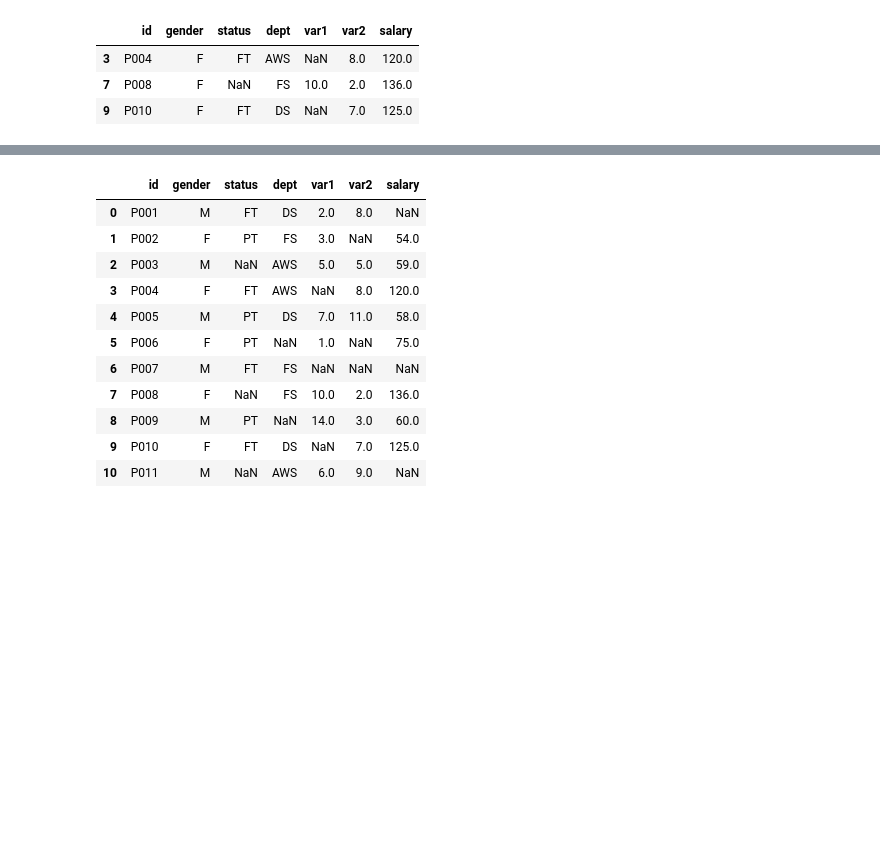
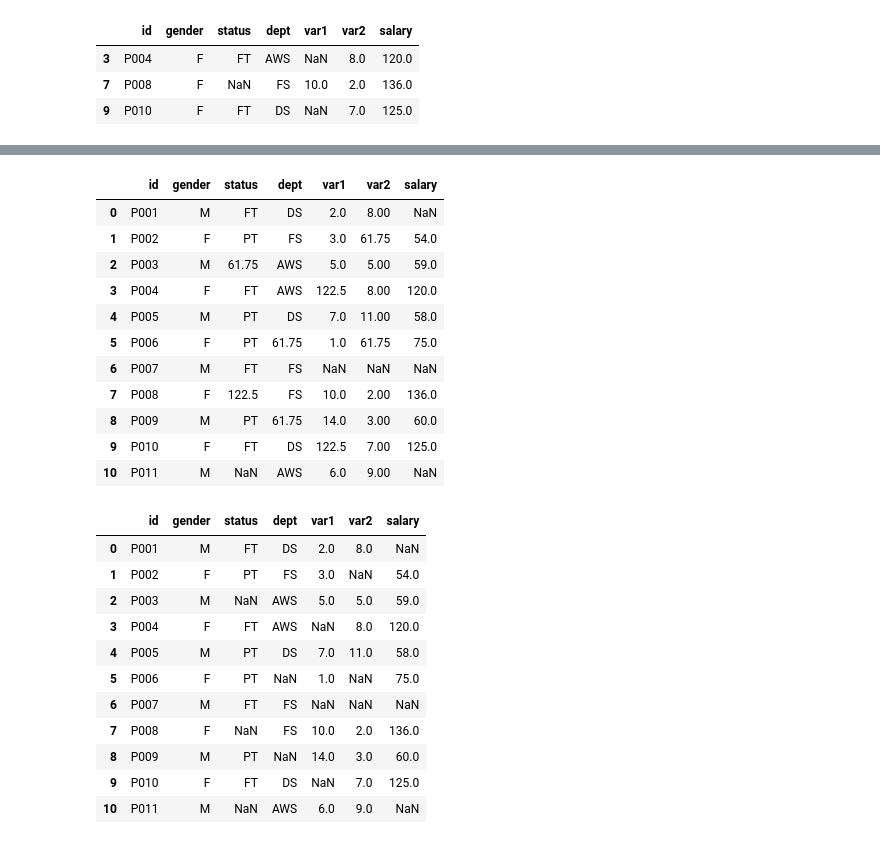
Before and after one commit to farukyucel5/PythonForDataScienceAndAI, a Jupyter notebook: Pandas_InClass_7 (Missing Values) 09.08.24.ipynb, the cells around one changed output, grey strips where cells are left out. Cells and saved outputs as stored; diff of their text form; code cells hidden in the pictures; blank space fills up the shorter version.

```diff
--- a/Pandas_InClass_7 (Missing Values) 09.08.24.ipynb
+++ b/Pandas_InClass_7 (Missing Values) 09.08.24.ipynb
@@ -575,3 +610,20 @@ df[df.salary > 90]
+# %%
+new_df.loc[df.salary <= 90, :] = df[df.salary <= 90].fillna(df.groupby("status")["salary"].mean()["PT"])
+# %%
+new_df
+# %% [output]
+|  | id | gender | status | dept | var1 | var2 | salary |
+| 0 | P001 | M | FT | DS | 2.0 | 8.00 | NaN |
+| 1 | P002 | F | PT | FS | 3.0 | 61.75 | 54.0 |
+| 2 | P003 | M | 61.75 | AWS | 5.0 | 5.00 | 59.0 |
+| 3 | P004 | F | FT | AWS | 122.5 | 8.00 | 120.0 |
+| 4 | P005 | M | PT | DS | 7.0 | 11.00 | 58.0 |
+| 5 | P006 | F | PT | 61.75 | 1.0 | 61.75 | 75.0 |
+| 6 | P007 | M | FT | FS | NaN | NaN | NaN |
+| 7 | P008 | F | 122.5 | FS | 10.0 | 2.00 | 136.0 |
+| 8 | P009 | M | PT | 61.75 | 14.0 | 3.00 | 60.0 |
+| 9 | P010 | F | FT | DS | 122.5 | 7.00 | 125.0 |
+| 10 | P011 | M | NaN | AWS | 6.0 | 9.00 | NaN |
 # %%
 df
 # %% [output]
```
Also changed, not shown: parts of 4 cells of this notebook.
